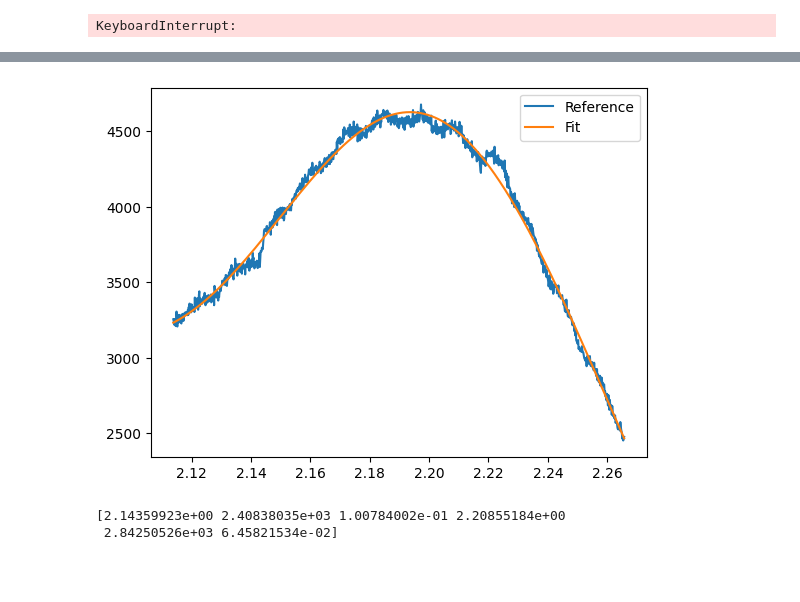
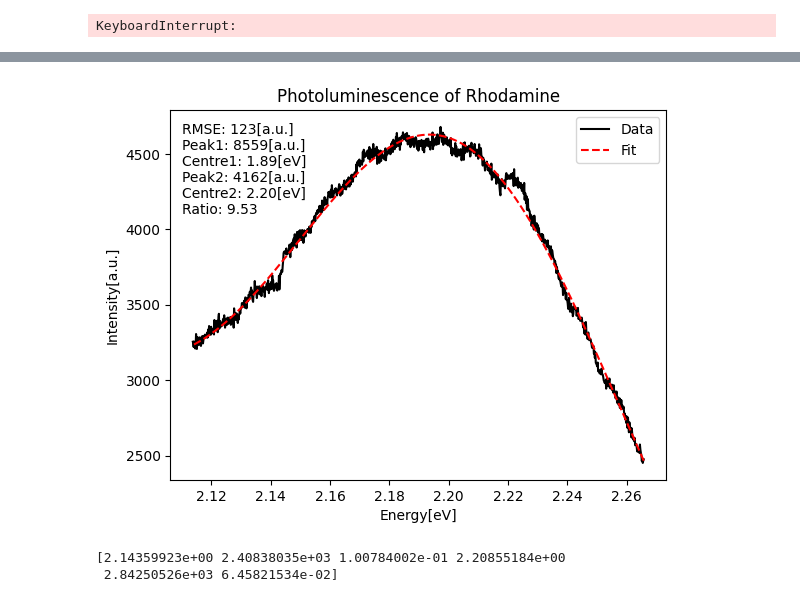
Before and after one commit to IntermidiatePhysicsExperiment/Photoluminescence, a Jupyter notebook: EDA/01_Rhodamine.ipynb, the cells around one changed output, grey strips where cells are left out. Drawn from its saved outputs; the diff is of its cells as text; code cells hidden in the pictures; blank space fills up the shorter version.

Commit message:
single_double_gaussian 수정

```diff
--- a/EDA/01_Rhodamine.ipynb
+++ b/EDA/01_Rhodamine.ipynb
@@ -58,9 +58,21 @@ x = reference['Wavelength[nm]']
 x = 1239.84193 / x
 y = reference['Intensity[a.u.]']
 popt, pcov = scipy.optimize.curve_fit(func, x, y, p0=p0)
-plt.plot(x, y, label='Reference')
-plt.plot(x, func(x, *popt), label='Fit')
-# plt.plot(x, func(x, *p0), label='Fit')
+mid1, mid2 = popt[0], popt[3]; peak1, peak2 = popt[1], popt[4]; wid1, wid2 = popt[2], popt[5]
+area1 = peak1 * wid1 * np.pi; area2 = peak2 * wid2 * np.pi
+ratio = area1 / area2
+plt.plot(x, y, label='Data', color='black')
+plt.plot(x, func(x, *popt), label='Fit', color='red', linestyle='--')
 plt.legend()
+plt.title(f'Photoluminescence of Rhodamine')
+plt.xlabel('Energy[eV]')
+plt.ylabel('Intensity[a.u.]')
+plt.text(2.11, 4100, f"""RMSE: {np.sqrt(loss):.0f}[a.u.]
+Peak1: {peak1:.0f}[a.u.]
+Centre1: {mid1:.2f}[eV]
+Peak2: {peak2:.0f}[a.u.]
+Centre2: {mid2:.2f}[eV]
+Ratio: {ratio:.2f}""")
 print(popt)
+plt.savefig('output/Rhodamine/Rhodamine_Doublegaussian.png', dpi=400)
 # %% [output]
@@ -69,4 +81,4 @@ print(popt)
-[figure, old version]
+[figure, new version]
 # %%
 h = 6.62607015e-34 # J.s
 c = 2.99792458e8 # m/s
```
Also changed, not shown: parts of 2 cells of this notebook, 2 other files.
